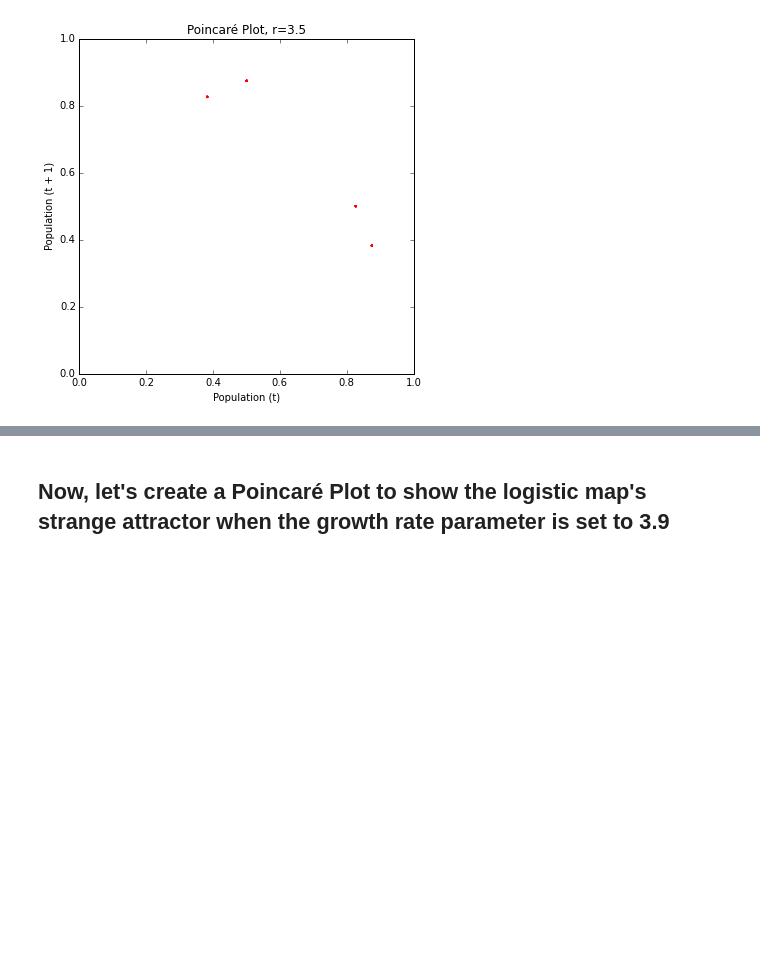
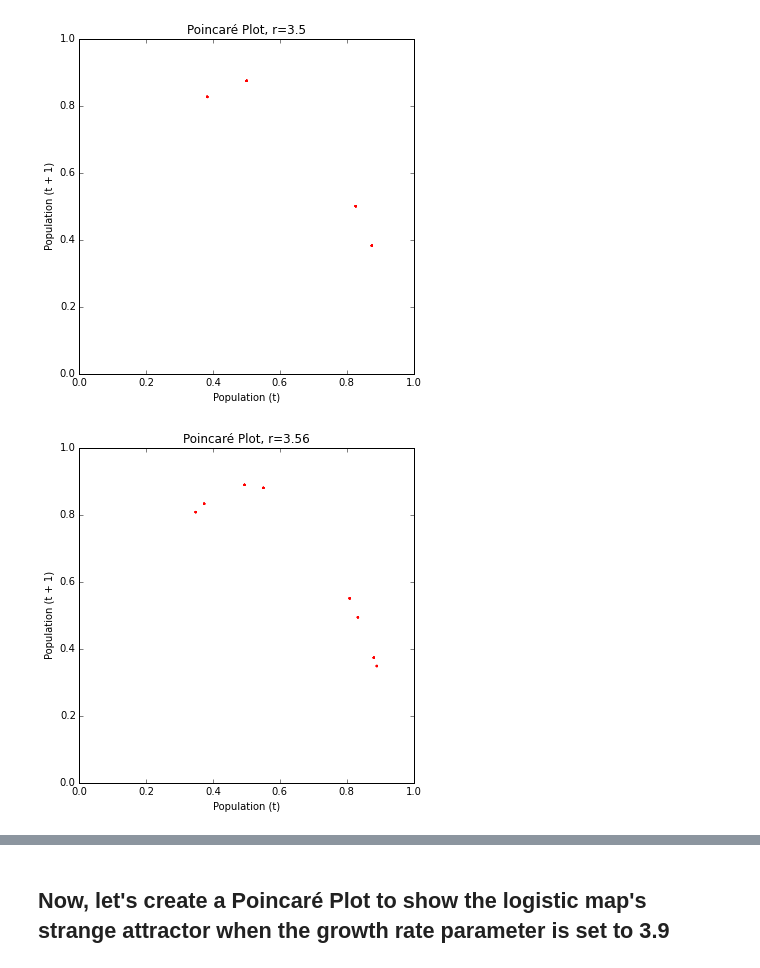
Before and after one commit to aitatanit/chaos-models, a Jupyter notebook: chaos-logistic-poincare-plots.ipynb, the cells around one changed output, grey strips where cells are left out. Cells and saved outputs as stored; diff of their text form; code cells hidden in the pictures; blank space fills up the shorter version.

Commit message:
added more growth rate plots

```diff
--- a/chaos-logistic-poincare-plots.ipynb
+++ b/chaos-logistic-poincare-plots.ipynb
@@ -37,7 +37,7 @@ def get_poincare_points(pops, discard_gens=1, dimensions=2):
 
     # drop the first row by default because every run has the same starting value, it leaves a visual artifact
     # if specified by the argument, drop the initial n rows to show only the eventual attractor the system settles on
-    if discard_gens > 0:
+    if discard_gens > 0 and len(pops) > discard_gens:
         discard_gens = np.arange(0, discard_gens)
         pops = pops.drop(labels=pops.index[discard_gens])
         pops = pops.reset_index()
@@ -269,3 +269,10 @@ pops = logistic_model(generations=200, growth_rate_min=3.5, growth_rate_steps=1)
 poincare_plot(pops, discard_gens=100, title=u'Poincaré Plot, r=3.5', size=20)
 # %% [output]
 [figure]
+# %%
+# draw a poincare plot for 100 generations for the growth rate parameter 3.56
+# it shows 8 points because the logistic map has a period of 8 when r=3.56
+pops = logistic_model(generations=200, growth_rate_min=3.56, growth_rate_steps=1)
+poincare_plot(pops, discard_gens=100, title=u'Poincaré Plot, r=3.56', size=20)
+# %% [output]
+[figure, added]
```
Also changed, not shown: parts of 7 cells of this notebook.
